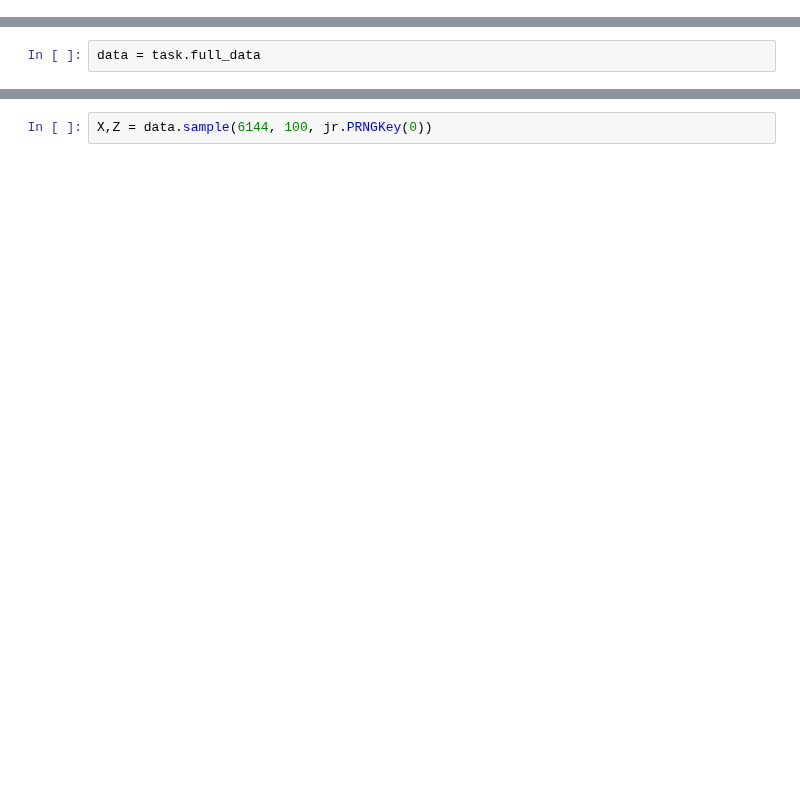
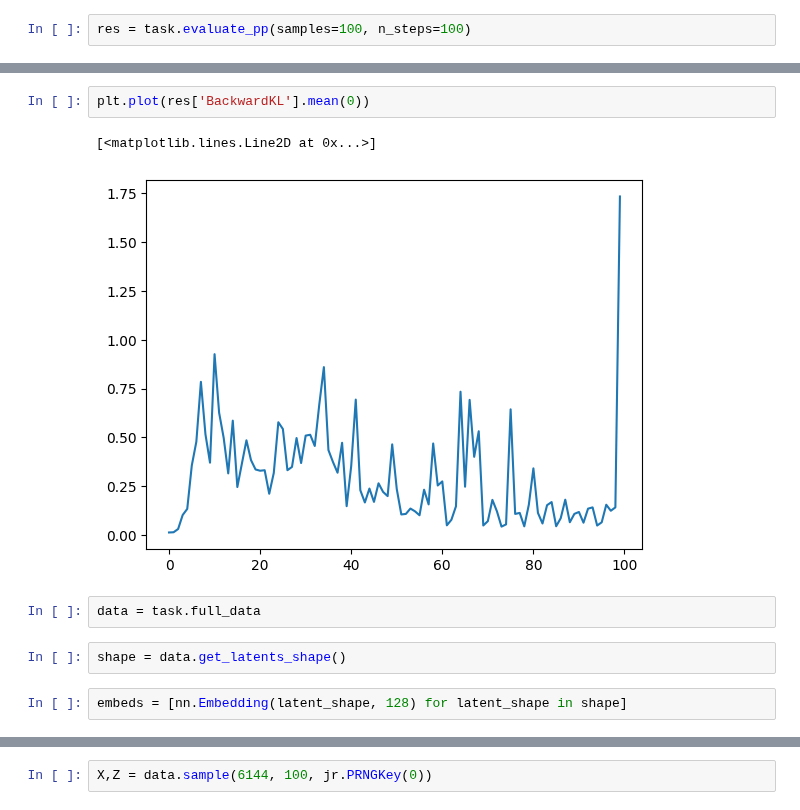
Before and after one commit to leogagnon/latent_control, a Jupyter notebook: notebooks/sandbox.ipynb, the cells around one changed output, grey strips where cells are left out. Cells and saved outputs as stored; diff of their text form; blank space fills up the shorter version.

```diff
--- a/notebooks/sandbox.ipynb
+++ b/notebooks/sandbox.ipynb
@@ -48,0 +195,2 @@ Loaded checkpoing : last.ckpt
+# %%
+res = task.evaluate_pp(samples=100, n_steps=100)
@@ -49,2 +199,11 @@ Loaded checkpoing : last.ckpt
+# %%
+plt.plot(res['BackwardKL'].mean(0))
+# %% [output]
+[<matplotlib.lines.Line2D at 0x...>]
+[figure, added]
 # %%
 data = task.full_data
+# %%
+shape = data.get_latents_shape()
+# %%
+embeds = [nn.Embedding(latent_shape, 128) for latent_shape in shape]
```
Also changed, not shown: parts of 36 cells of this notebook, 15 other files.
